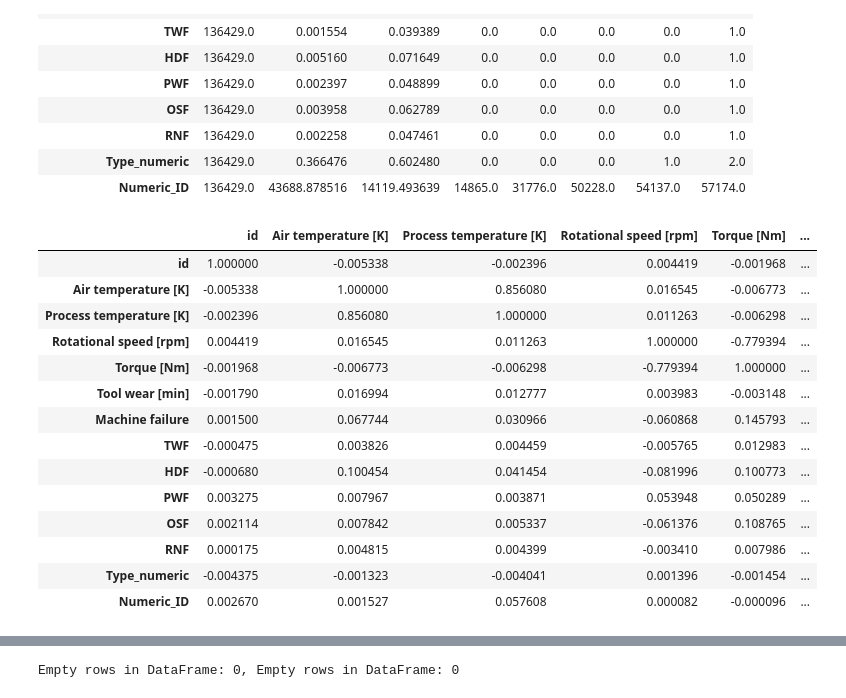
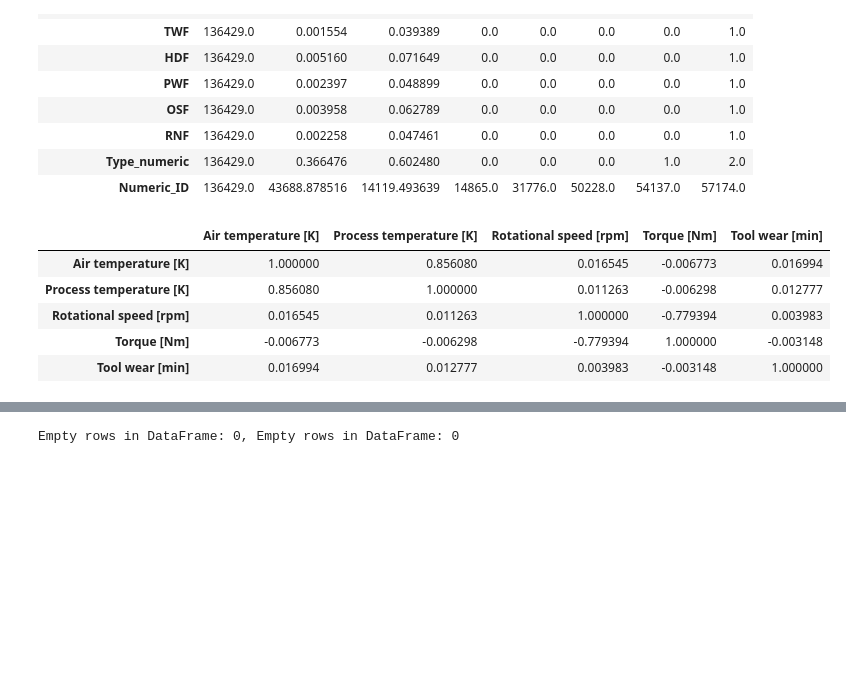
Before and after one commit to farnazashrafi/portfolio_project, a Jupyter notebook: notebooks/Tatiana_Project.ipynb, the cells around one changed output, grey strips where cells are left out. Cells and saved outputs as stored; diff of their text form; code cells hidden in the pictures; blank space fills up the shorter version.

```diff
--- a/notebooks/Tatiana_Project.ipynb
+++ b/notebooks/Tatiana_Project.ipynb
@@ -136,33 +206,52 @@ df.describe().T
 | Type_numeric | 136429.0 | 0.366476 | 0.602480 | 0.0 | 0.0 | 0.0 | 1.0 | 2.0 |
 | Numeric_ID | 136429.0 | 43688.878516 | 14119.493639 | 14865.0 | 31776.0 | 50228.0 | 54137.0 | 57174.0 |
 # %%
-# from pandas_profiling import ProfileReport
+target_col = 'Machine failure'
 
-# profile = ProfileReport(df, title='Pandas Profiling Report', explorative=True)
+num_cols = [
+    'Air temperature [K]',
+    'Process temperature [K]',
+    'Rotational speed [rpm]',
+    'Torque [Nm]',
+    'Tool wear [min]'
+]
 
-# profile.to_file("report.html")
+binary_cols = [
+    'Machine failure',
+    'TWF',
+    'HDF',
+    'PWF',
+    'OSF',
+    'RNF'
+]
 
-# profile.to_notebook_iframe()
+numeric_cols = [
+    'Air temperature [K]',
+    'Process temperature [K]',
+    'Rotational speed [rpm]',
+    'Torque [Nm]',
+    'Tool wear [min]',
+    'Machine failure',
+    'TWF',
+    'HDF',
+    'PWF',
+    'OSF',
+    'RNF'
+]
+
+cat_cols = 'Type_numeric'
+cat_columns = ['Type_numeric']
 # %%
-numeric_df = df.select_dtypes(include=['number'])
-
-correlation_matrix = numeric_df.corr()
-correlation_matrix
+#numeric_df = df.select_dtypes(include=['number'])
+numeric_df1 = df[num_cols]
+correlation_matrix1 = numeric_df1.corr()
+correlation_matrix1
 # %% [output]
-|  | id | Air temperature [K] | Process temperature [K] | Rotational speed [rpm] | Torque [Nm] | ... |
-| id | 1.000000 | -0.005338 | -0.002396 | 0.004419 | -0.001968 | ... |
-| Air temperature [K] | -0.005338 | 1.000000 | 0.856080 | 0.016545 | -0.006773 | ... |
-| Process temperature [K] | -0.002396 | 0.856080 | 1.000000 | 0.011263 | -0.006298 | ... |
-| Rotational speed [rpm] | 0.004419 | 0.016545 | 0.011263 | 1.000000 | -0.779394 | ... |
-| Torque [Nm] | -0.001968 | -0.006773 | -0.006298 | -0.779394 | 1.000000 | ... |
-| Tool wear [min] | -0.001790 | 0.016994 | 0.012777 | 0.003983 | -0.003148 | ... |
-| Machine failure | 0.001500 | 0.067744 | 0.030966 | -0.060868 | 0.145793 | ... |
-| TWF | -0.000475 | 0.003826 | 0.004459 | -0.005765 | 0.012983 | ... |
-| HDF | -0.000680 | 0.100454 | 0.041454 | -0.081996 | 0.100773 | ... |
-| PWF | 0.003275 | 0.007967 | 0.003871 | 0.053948 | 0.050289 | ... |
-| OSF | 0.002114 | 0.007842 | 0.005337 | -0.061376 | 0.108765 | ... |
-| RNF | 0.000175 | 0.004815 | 0.004399 | -0.003410 | 0.007986 | ... |
-| Type_numeric | -0.004375 | -0.001323 | -0.004041 | 0.001396 | -0.001454 | ... |
-| Numeric_ID | 0.002670 | 0.001527 | 0.057608 | 0.000082 | -0.000096 | ... |
+|  | Air temperature [K] | Process temperature [K] | Rotational speed [rpm] | Torque [Nm] | Tool wear [min] |
+| Air temperature [K] | 1.000000 | 0.856080 | 0.016545 | -0.006773 | 0.016994 |
+| Process temperature [K] | 0.856080 | 1.000000 | 0.011263 | -0.006298 | 0.012777 |
+| Rotational speed [rpm] | 0.016545 | 0.011263 | 1.000000 | -0.779394 | 0.003983 |
+| Torque [Nm] | -0.006773 | -0.006298 | -0.779394 | 1.000000 | -0.003148 |
+| Tool wear [min] | 0.016994 | 0.012777 | 0.003983 | -0.003148 | 1.000000 |
 # %%
 plt.figure(figsize=(10, 8))
```
Also changed, not shown: parts of 56 cells of this notebook.
